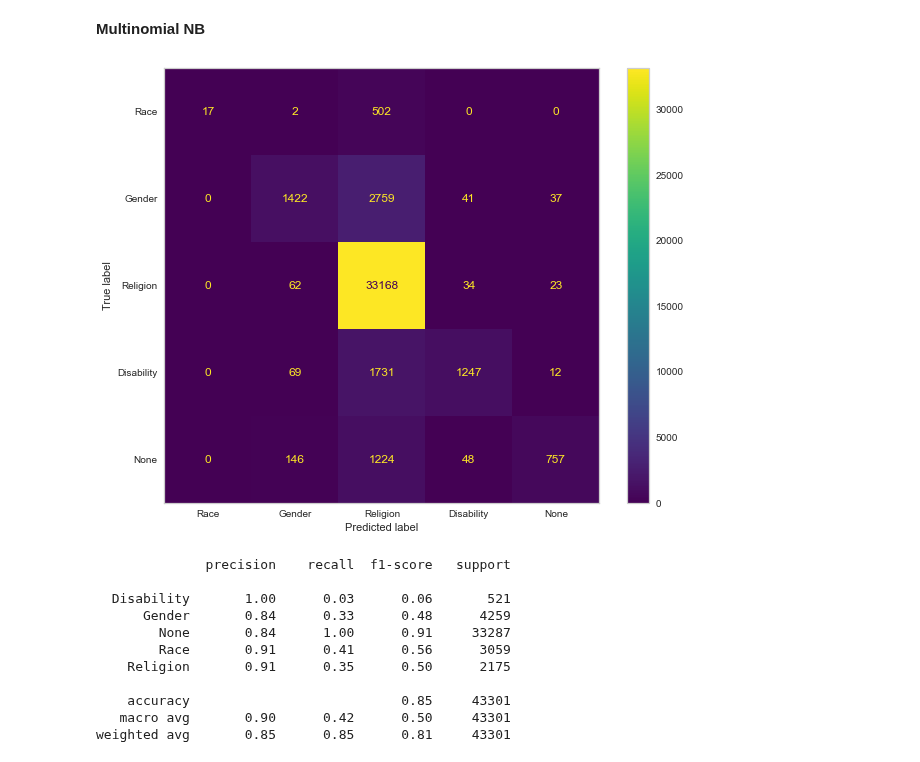
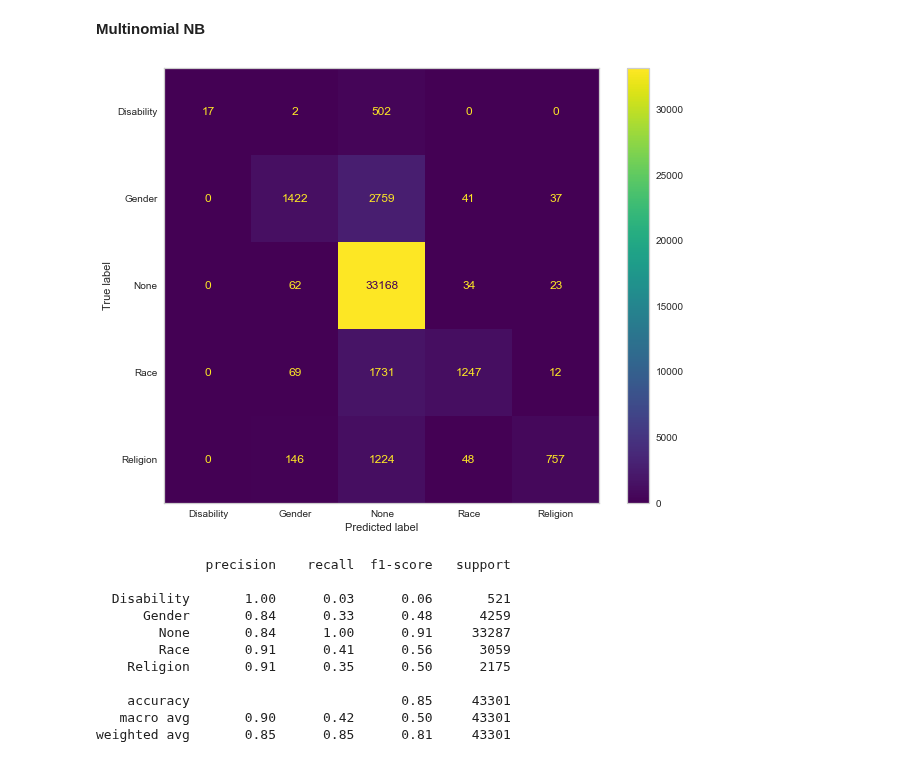
Before and after one commit to dvh549/Text_Mining, a Jupyter notebook: Toxic Comments Revamped.ipynb, the cells around one changed output. Saved outputs shown, nothing was run; the diff lists cells and outputs as text; code cells hidden in the pictures.

```diff
--- a/Toxic Comments Revamped.ipynb
+++ b/Toxic Comments Revamped.ipynb
@@ -77,7 +77,7 @@ def preprocesstext(text):
 # %%
 # load preprocessed file
 
-toxic_only_train_shortlisted = pd.read_pickle('../Pre-Processed Files/toxic_only_train_shortlisted_preprocessed.pkl')
+toxic_only_train_shortlisted = pd.read_pickle('toxic_only_train_shortlisted_preprocessed.pkl')
 # %%
 toxic_only_train_shortlisted
 # %% [output]
@@ -214,13 +223,13 @@ y_pred = MLNB.predict(tfidf_test)
 # %%
 plt.rcParams["figure.figsize"] = (10,8)
 mat = confusion_matrix(y_test, y_pred)
-cmd = ConfusionMatrixDisplay(mat, display_labels=["Race", "Gender", "Religion", "Disability", "None"])
+cmd = ConfusionMatrixDisplay(mat, display_labels=["Disability", "Gender", "None", "Race", "Religion"])
 cmd.plot()
 plt.tick_params(axis = u'both', which = u'both', length = 0)
 plt.grid(b = None)
 plt.show()
 # %% [output]
-[figure, old version]
+[figure, new version]
 # %%
 print(classification_report(y_test, y_pred))
 # %% [output]
```
Also changed, not shown: parts of 5 cells of this notebook.
